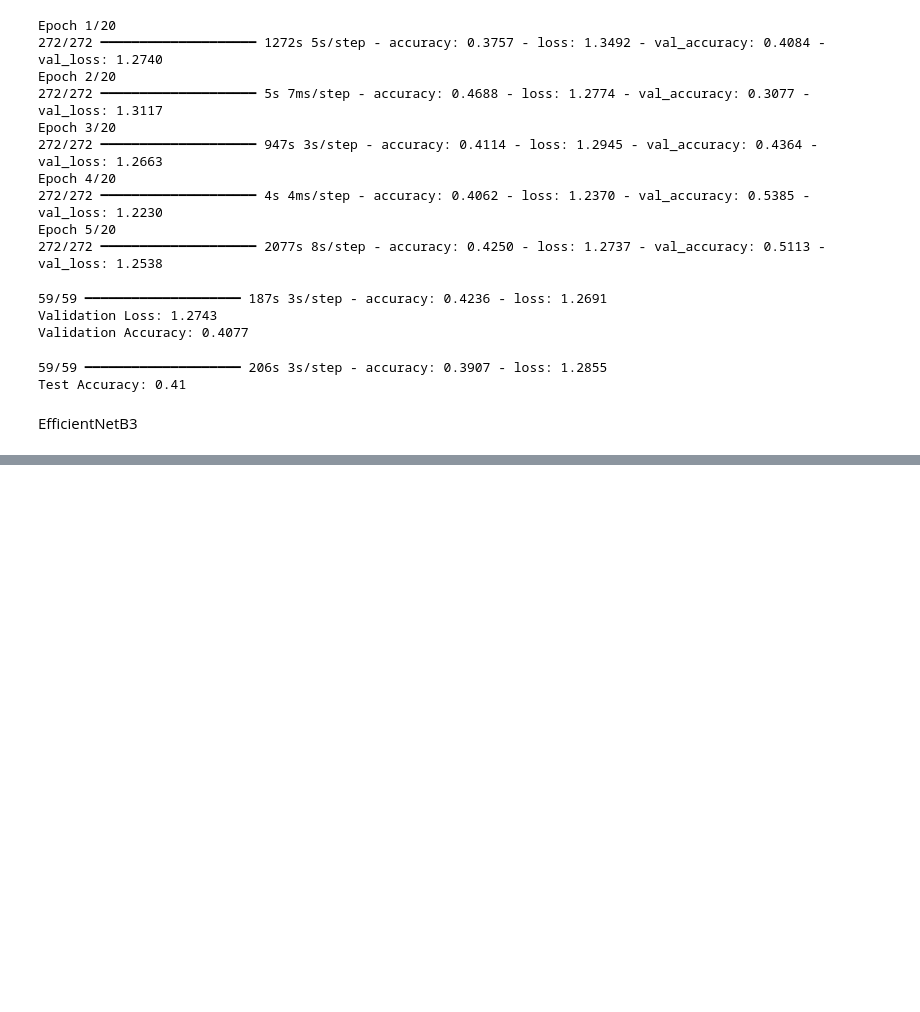
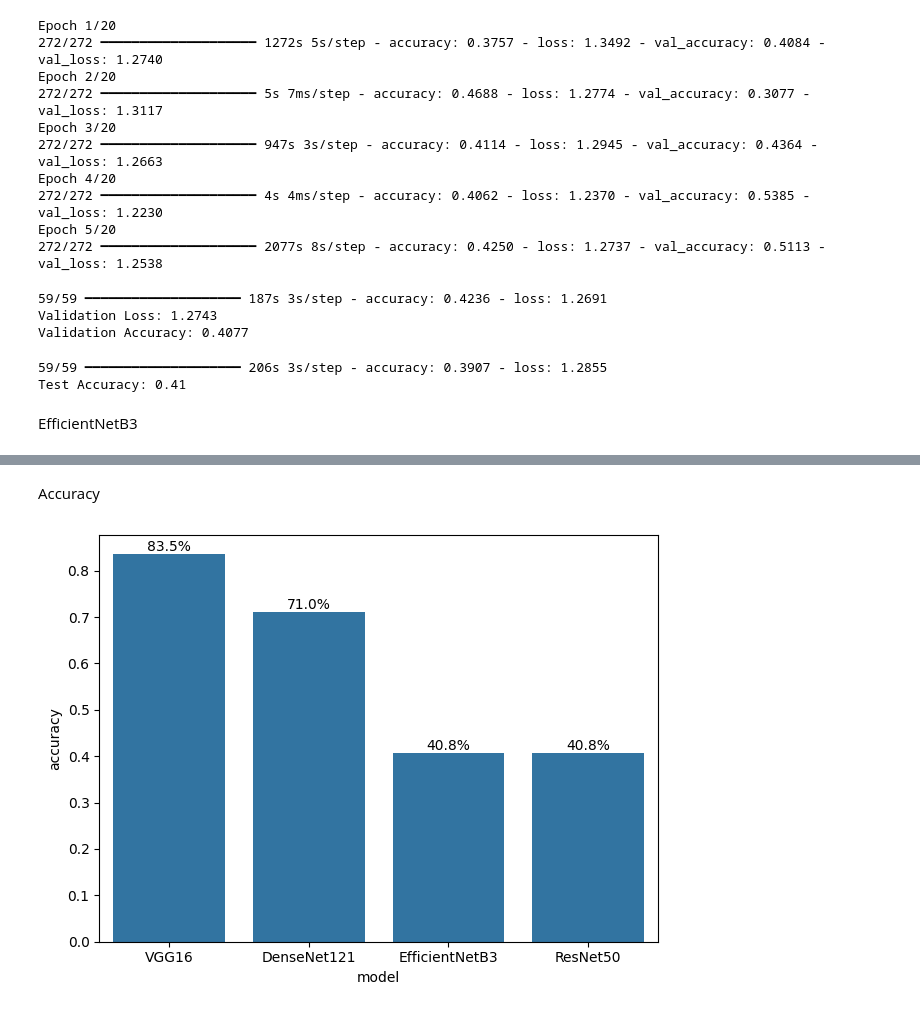
Before and after one commit to anaswaraku/RenalVision, a Jupyter notebook: KidneyDiseaseDetection.ipynb, the cells around one changed output, grey strips where cells are left out. Drawn from its saved outputs; the diff is of its cells as text; code cells hidden in the pictures; blank space fills up the shorter version.

```diff
--- a/KidneyDiseaseDetection.ipynb
+++ b/KidneyDiseaseDetection.ipynb
@@ -775,0 +792,27 @@ print(f"Test Accuracy: {test_accuracy:.2f}")
+# %% [markdown]
+Accuracy
+# %%
+data = {
+    'VGG16': vgg16val_acc,
+    'DenseNet121': val_accuracy_densenet,
+    'EfficientNetB3': val_accuracy_effnet,
+    'ResNet50' : val_accuracy_resnet
+}
+# %%
+df = pd.DataFrame.from_dict(data, orient='index', columns=['accuracy'])
+df = df.reset_index().rename(columns={'index': 'model'})
+# %%
+# Create bar chart
+sns.barplot(x='model', y='accuracy', data=df)
+
+# Add labels to bars
+ax = plt.gca()
+for bar in ax.containers:
+    ax.bar_label(bar, label_type='edge', labels=[f"{x:.1%}" for x in bar.datavalues], fontsize=10)
+
+# Adjust the layout
+plt.tight_layout()
+
+plt.show()
+# %% [output]
+[figure, added]
```
Also changed, not shown: parts of 8 cells of this notebook, 22 other files.
